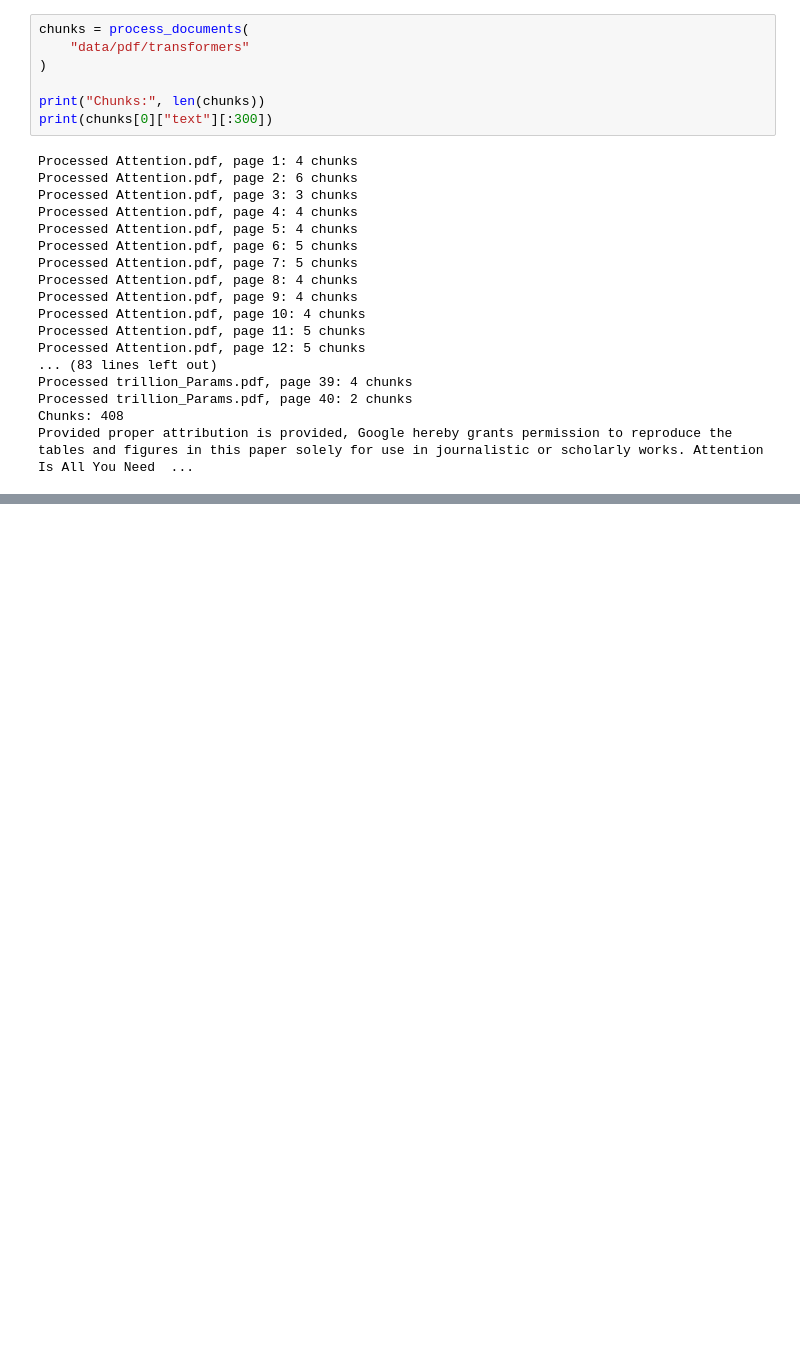
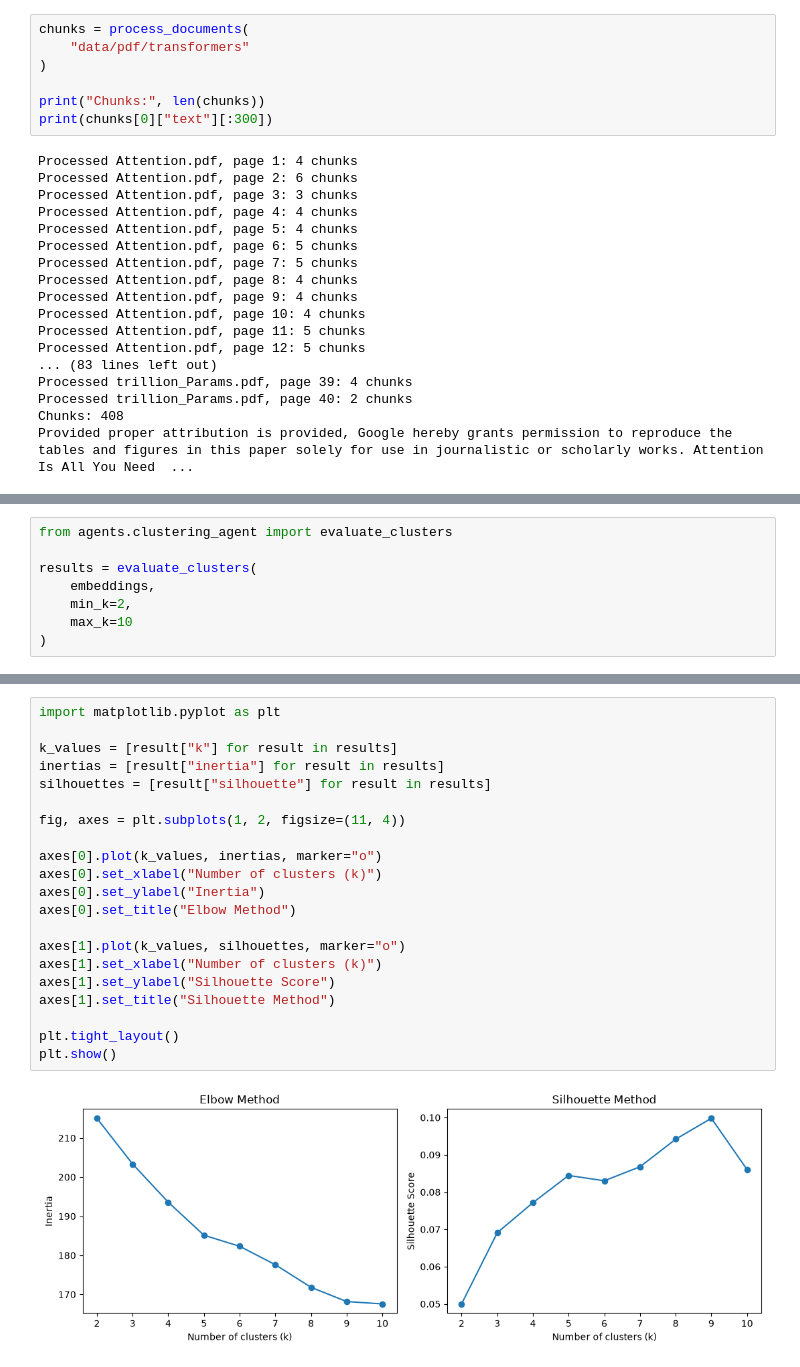
Before and after one commit to sh7vashrestha/Advance_ML_Assignments, a Jupyter notebook: assignment1.ipynb, the cells around one changed output, grey strips where cells are left out. Saved outputs shown, nothing was run; the diff lists cells and outputs as text; blank space fills up the shorter version.

```diff
--- a/assignment1.ipynb
+++ b/assignment1.ipynb
@@ -151,0 +171,8 @@ print("First 10 centroids:", centroids[:10])
+# %%
+from agents.clustering_agent import evaluate_clusters
+
+results = evaluate_clusters(
+    embeddings,
+    min_k=2,
+    max_k=10
+)
@@ -151,0 +189,23 @@ print("First 10 centroids:", centroids[:10])
+# %%
+import matplotlib.pyplot as plt
+
+k_values = [result["k"] for result in results]
+inertias = [result["inertia"] for result in results]
+silhouettes = [result["silhouette"] for result in results]
+
+fig, axes = plt.subplots(1, 2, figsize=(11, 4))
+
+axes[0].plot(k_values, inertias, marker="o")
+axes[0].set_xlabel("Number of clusters (k)")
+axes[0].set_ylabel("Inertia")
+axes[0].set_title("Elbow Method")
+
+axes[1].plot(k_values, silhouettes, marker="o")
+axes[1].set_xlabel("Number of clusters (k)")
+axes[1].set_ylabel("Silhouette Score")
+axes[1].set_title("Silhouette Method")
+
+plt.tight_layout()
+plt.show()
+# %% [output]
+[figure, added]
```
Also changed, not shown: parts of 10 cells of this notebook, 3 other files.
